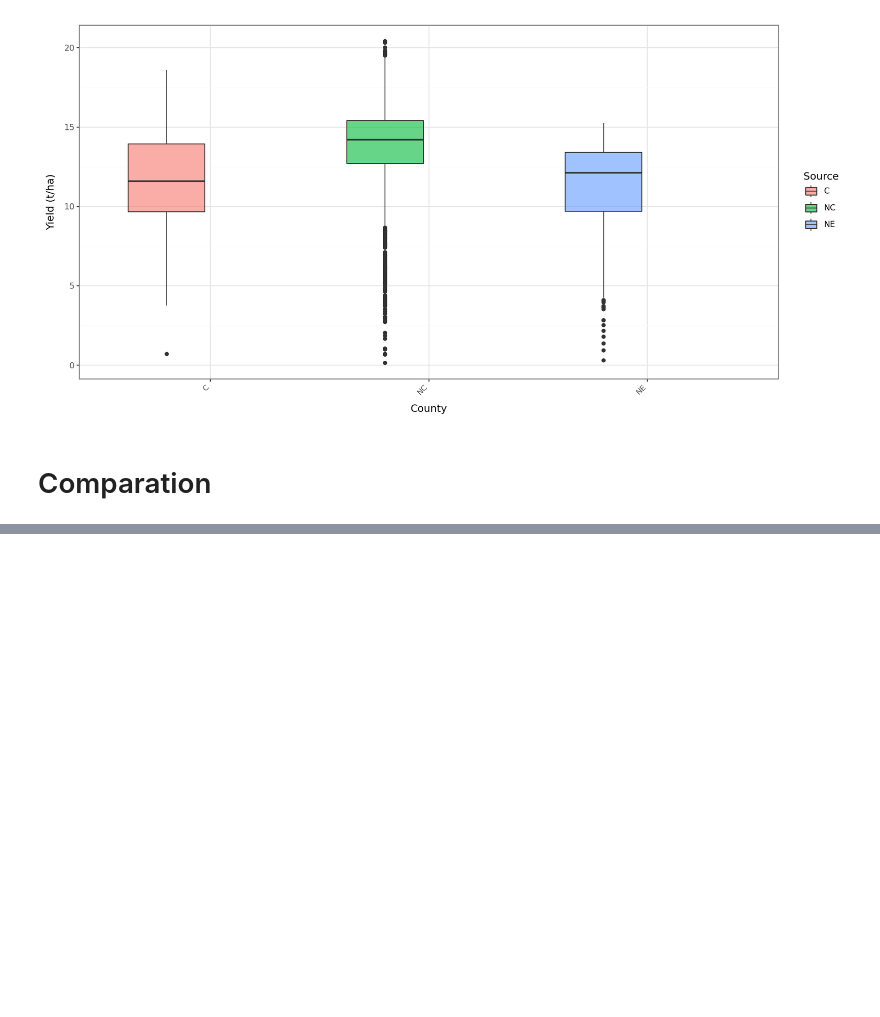
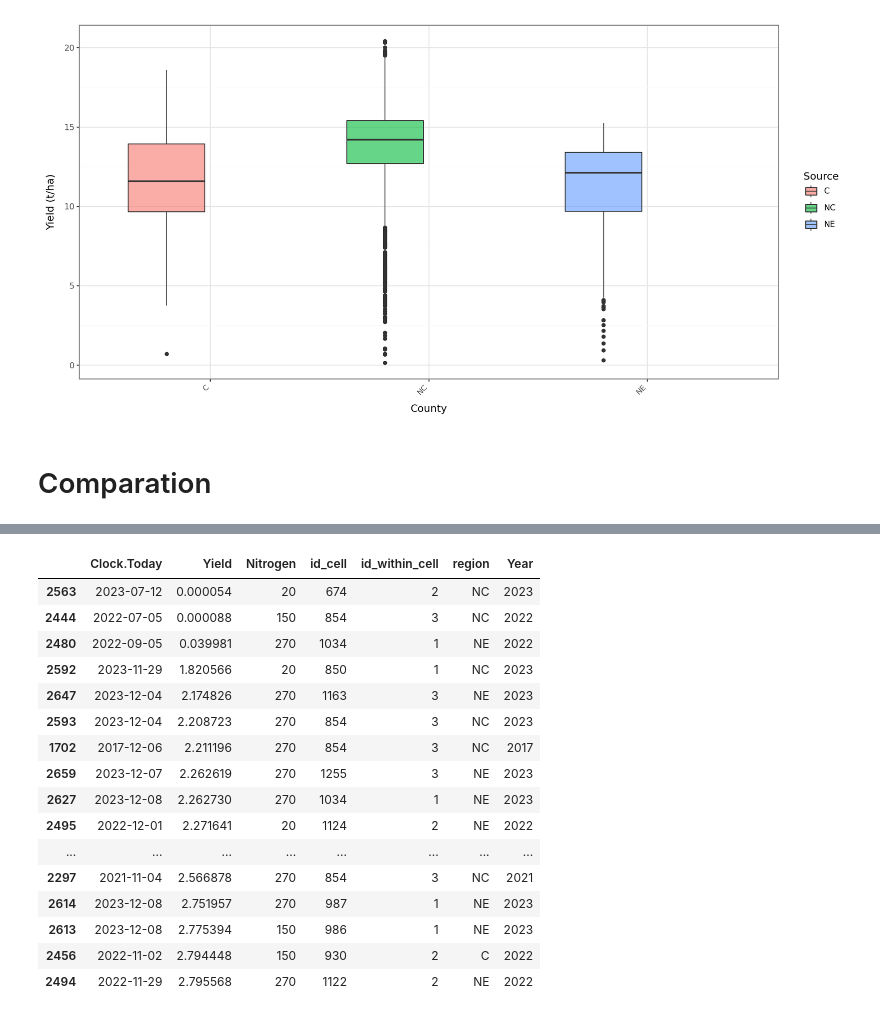
Before and after one commit to Ciampitti-Lab/ApsimxpyModule, a Jupyter notebook: workflow/_6EvaluationNotebooks/ResultsAnalysis.ipynb, the cells around one changed output, grey strips where cells are left out. Drawn from its saved outputs; the diff is of its cells as text; code cells hidden in the pictures; blank space fills up the shorter version.

Commit message:
chore: Fix soil extraction and enhancing file manage

```diff
--- a/workflow/_6EvaluationNotebooks/ResultsAnalysis.ipynb
+++ b/workflow/_6EvaluationNotebooks/ResultsAnalysis.ipynb
@@ -87,9 +111,13 @@ plot.show()
 [figure]
 # %% [markdown]
 # Comparation
+# %%
+folder = "/workspace/workflow/_3AgroDataExtraction"
+geojson_file = glob.glob(os.path.join(folder, "*.geojson"))
+fields=gpd.read_file(geojson_file[0])
+# Selecting a sample
+fields_region=fields[['id_cell','id_within_cell','region']]
 # %%
 estimated =pd.read_parquet("/workspace/workflow/_6EvaluationNotebooks/results.parquet",engine="fastparquet")
 estimated['Yield'] = (estimated['MaizeYield']+estimated['SoyBeanYield'])/1000
-estimated = estimated[['Clock.Today','Yield','Nitrogen','id_cell','id_within_cell','region']]
-estimated = estimated[estimated["Yield"] != 0]
-estimated
+estimated = estimated[['Clock.Today','Yield','Nitrogen','id_cell','id_within_cell']]
@@ -134,0 +187,20 @@ plot.show()
+# %%
+highest_yield.sort_values(by='Yield').head(20)
+# %% [output]
+|  | Clock.Today | Yield | Nitrogen | id_cell | id_within_cell | region | Year |
+| 2563 | 2023-07-12 | 0.000054 | 20 | 674 | 2 | NC | 2023 |
+| 2444 | 2022-07-05 | 0.000088 | 150 | 854 | 3 | NC | 2022 |
+| 2480 | 2022-09-05 | 0.039981 | 270 | 1034 | 1 | NE | 2022 |
+| 2592 | 2023-11-29 | 1.820566 | 20 | 850 | 1 | NC | 2023 |
+| 2647 | 2023-12-04 | 2.174826 | 270 | 1163 | 3 | NE | 2023 |
+| 2593 | 2023-12-04 | 2.208723 | 270 | 854 | 3 | NC | 2023 |
+| 1702 | 2017-12-06 | 2.211196 | 270 | 854 | 3 | NC | 2017 |
+| 2659 | 2023-12-07 | 2.262619 | 270 | 1255 | 3 | NE | 2023 |
+| 2627 | 2023-12-08 | 2.262730 | 270 | 1034 | 1 | NE | 2023 |
+| 2495 | 2022-12-01 | 2.271641 | 20 | 1124 | 2 | NE | 2022 |
+| ... | ... | ... | ... | ... | ... | ... | ... |
+| 2297 | 2021-11-04 | 2.566878 | 270 | 854 | 3 | NC | 2021 |
+| 2614 | 2023-12-08 | 2.751957 | 270 | 987 | 1 | NE | 2023 |
+| 2613 | 2023-12-08 | 2.775394 | 150 | 986 | 1 | NE | 2023 |
+| 2456 | 2022-11-02 | 2.794448 | 150 | 930 | 2 | C | 2022 |
+| 2494 | 2022-11-29 | 2.795568 | 270 | 1122 | 2 | NE | 2022 |
```
Also changed, not shown: parts of 9 cells of this notebook, 7 other files.
